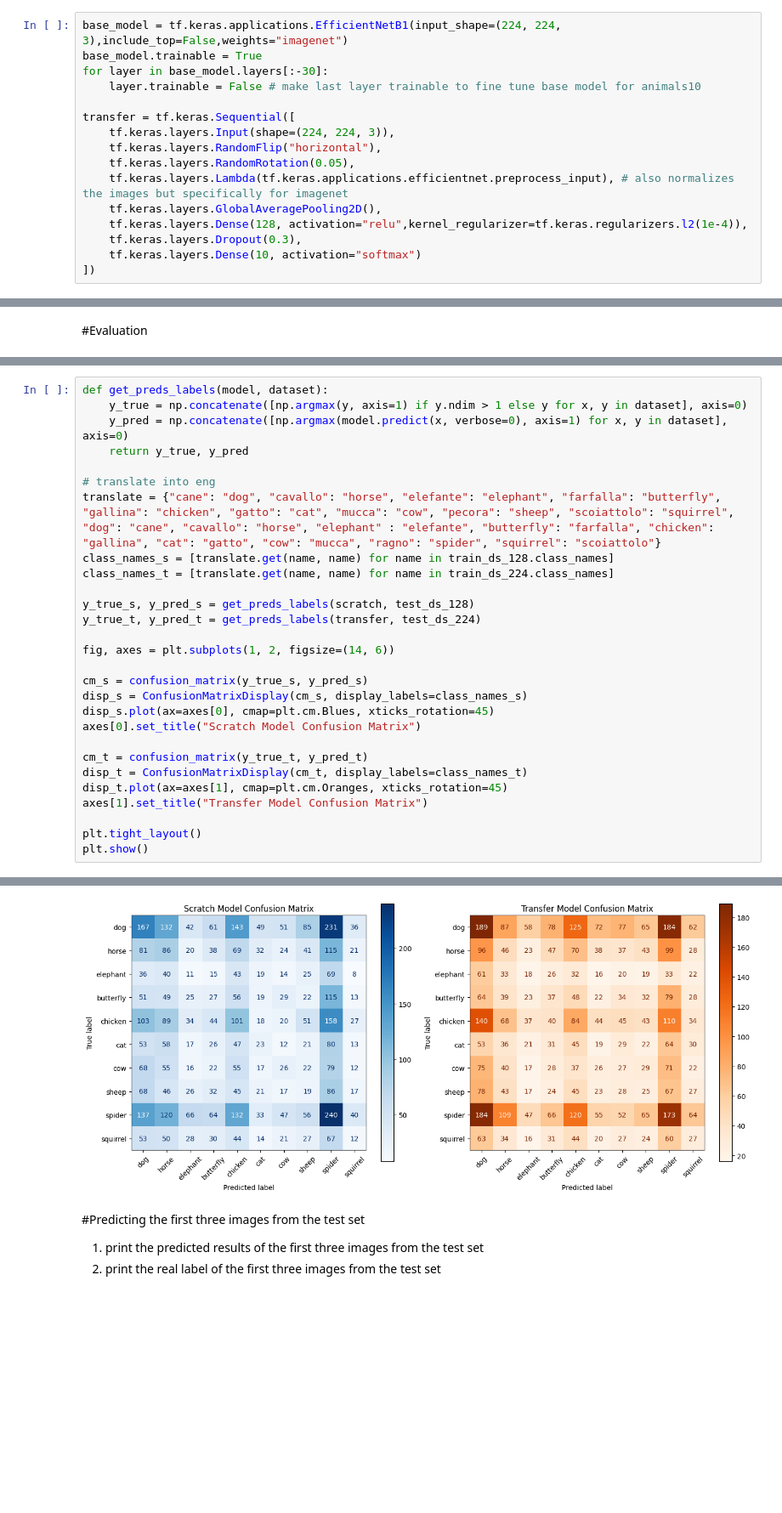
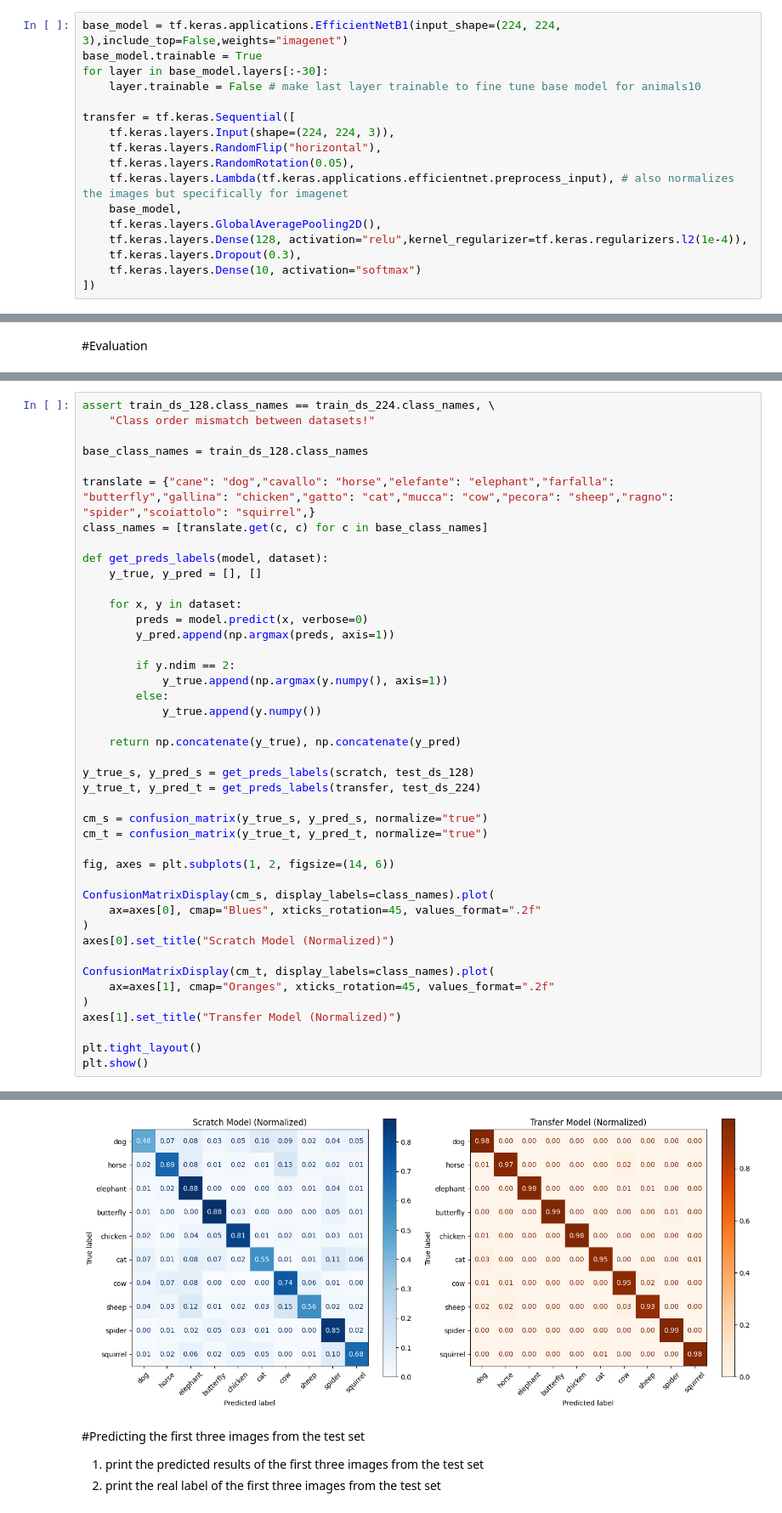
Before and after one commit to mauwrq/final_project_cecs456, a Jupyter notebook: final_project_cecs456.ipynb, the cells around one changed output, grey strips where cells are left out. Shown: that part at 85% size. Drawn from its saved outputs; the diff is of its cells as text; blank space fills up the shorter version.

Commit message:
fixed confusion matrix

```diff
--- a/final_project_cecs456.ipynb
+++ b/final_project_cecs456.ipynb
@@ -90,6 +90,7 @@ transfer = tf.keras.Sequential([
     tf.keras.layers.RandomFlip("horizontal"),
     tf.keras.layers.RandomRotation(0.05),
     tf.keras.layers.Lambda(tf.keras.applications.efficientnet.preprocess_input), # also normalizes the images but specifically for imagenet
+    base_model,
     tf.keras.layers.GlobalAveragePooling2D(),
     tf.keras.layers.Dense(128, activation="relu",kernel_regularizer=tf.keras.regularizers.l2(1e-4)),
     tf.keras.layers.Dropout(0.3),
@@ -268,28 +271,43 @@ plt.show()
 # %%
+assert train_ds_128.class_names == train_ds_224.class_names, \
+    "Class order mismatch between datasets!"
+
+base_class_names = train_ds_128.class_names
+
+translate = {"cane": "dog","cavallo": "horse","elefante": "elephant","farfalla": "butterfly","gallina": "chicken","gatto": "cat","mucca": "cow","pecora": "sheep","ragno": "spider","scoiattolo": "squirrel",}
+class_names = [translate.get(c, c) for c in base_class_names]
+
 def get_preds_labels(model, dataset):
-    y_true = np.concatenate([np.argmax(y, axis=1) if y.ndim > 1 else y for x, y in dataset], axis=0)
-    y_pred = np.concatenate([np.argmax(model.predict(x, verbose=0), axis=1) for x, y in dataset], axis=0)
-    return y_true, y_pred
+    y_true, y_pred = [], []
 
-# translate into eng
-translate = {"cane": "dog", "cavallo": "horse", "elefante": "elephant", "farfalla": "butterfly", "gallina": "chicken", "gatto": "cat", "mucca": "cow", "pecora": "sheep", "scoiattolo": "squirrel", "dog": "cane", "cavallo": "horse", "elephant" : "elefante", "butterfly": "farfalla", "chicken": "gallina", "cat": "gatto", "cow": "mucca", "ragno": "spider", "squirrel": "scoiattolo"}
-class_names_s = [translate.get(name, name) for name in train_ds_128.class_names]
-class_names_t = [translate.get(name, name) for name in train_ds_224.class_names]
+    for x, y in dataset:
+        preds = model.predict(x, verbose=0)
+        y_pred.append(np.argmax(preds, axis=1))
+
+        if y.ndim == 2:
+            y_true.append(np.argmax(y.numpy(), axis=1))
+        else:
+            y_true.append(y.numpy())
+
+    return np.concatenate(y_true), np.concatenate(y_pred)
 
 y_true_s, y_pred_s = get_preds_labels(scratch, test_ds_128)
 y_true_t, y_pred_t = get_preds_labels(transfer, test_ds_224)
 
+cm_s = confusion_matrix(y_true_s, y_pred_s, normalize="true")
+cm_t = confusion_matrix(y_true_t, y_pred_t, normalize="true")
+
 fig, axes = plt.subplots(1, 2, figsize=(14, 6))
 
-cm_s = confusion_matrix(y_true_s, y_pred_s)
-disp_s = ConfusionMatrixDisplay(cm_s, display_labels=class_names_s)
-disp_s.plot(ax=axes[0], cmap=plt.cm.Blues, xticks_rotation=45)
-axes[0].set_title("Scratch Model Confusion Matrix")
+ConfusionMatrixDisplay(cm_s, display_labels=class_names).plot(
+    ax=axes[0], cmap="Blues", xticks_rotation=45, values_format=".2f"
+)
+axes[0].set_title("Scratch Model (Normalized)")
 
-cm_t = confusion_matrix(y_true_t, y_pred_t)
-disp_t = ConfusionMatrixDisplay(cm_t, display_labels=class_names_t)
-disp_t.plot(ax=axes[1], cmap=plt.cm.Oranges, xticks_rotation=45)
-axes[1].set_title("Transfer Model Confusion Matrix")
+ConfusionMatrixDisplay(cm_t, display_labels=class_names).plot(
+    ax=axes[1], cmap="Oranges", xticks_rotation=45, values_format=".2f"
+)
+axes[1].set_title("Transfer Model (Normalized)")
 
 plt.tight_layout()
 plt.show()
@@ -297,4 +318,4 @@ plt.show()
-[figure, old version]
+[figure, new version]
 # %% [markdown]
 #Predicting the first three images from the test set
 
```
Also changed, not shown: parts of 18 cells of this notebook.
